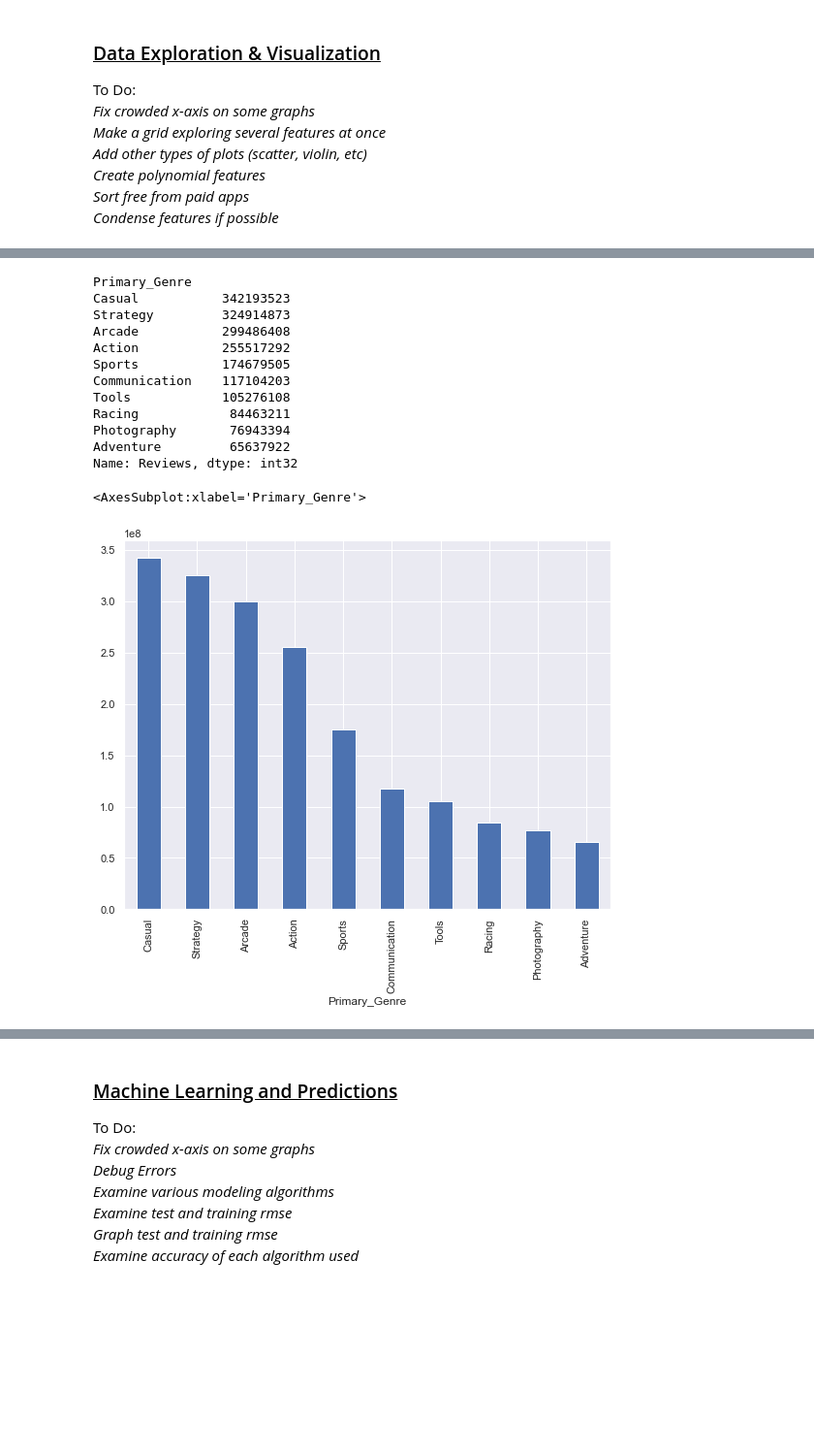
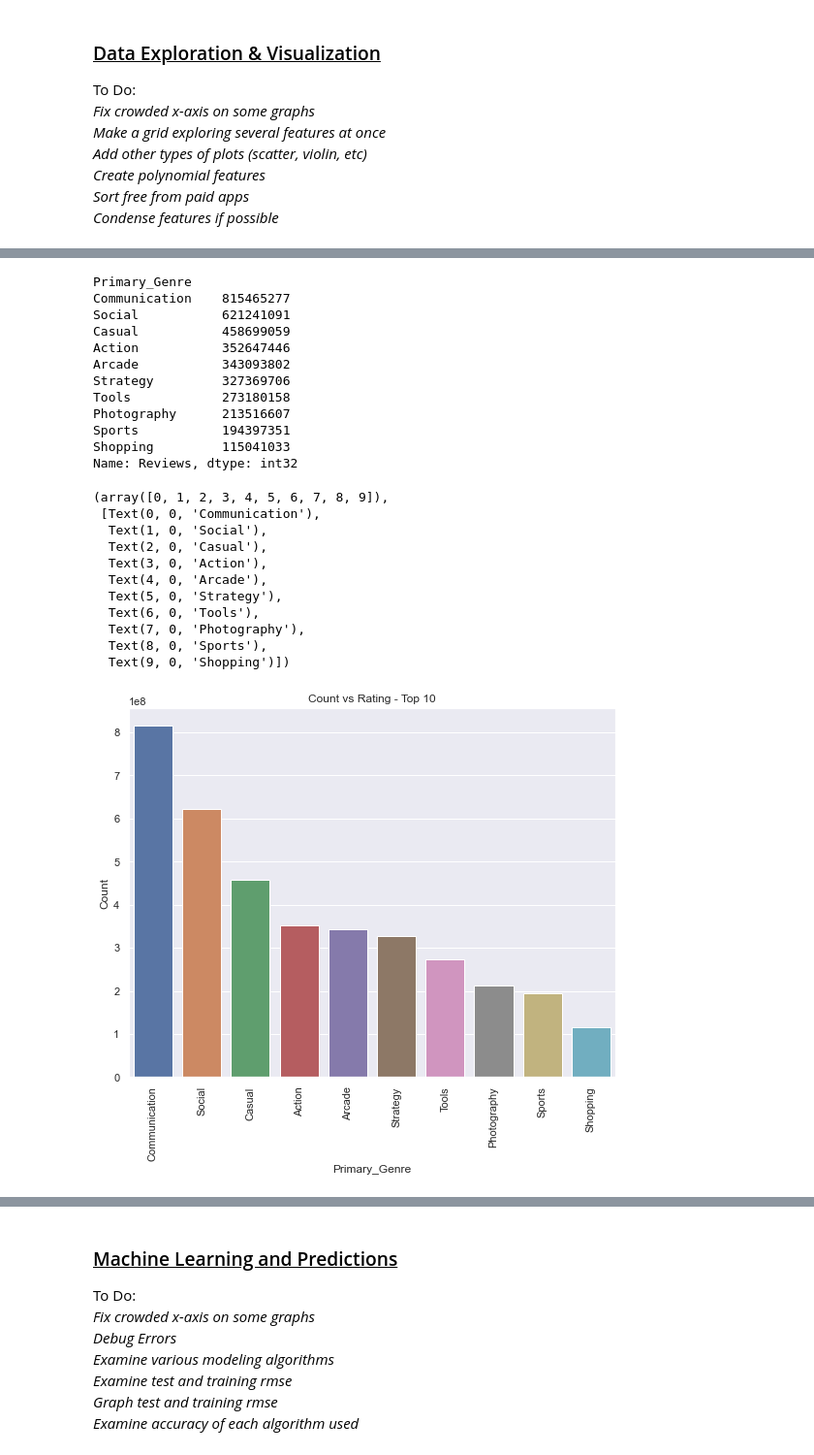
Before and after one commit to bryanaguiar/Data-Science-Group-Project, a Jupyter notebook: Playstore_Analysis_Data_Clean_Up.ipynb, the cells around one changed output, grey strips where cells are left out. Shown at 97% size. Saved outputs shown, nothing was run; the diff lists cells and outputs as text; code cells hidden in the pictures; blank space fills up the shorter version.

Commit message:
Near Complete Upload
Fixed Machine Learning Bugs, Cleaned Data Preprocessing and Data Exploration

```diff
--- a/Playstore_Analysis_Data_Clean_Up.ipynb
+++ b/Playstore_Analysis_Data_Clean_Up.ipynb
@@ -110,9 +111,7 @@ Total na Values: 1487
 # %%
 # Drop the rows with missing information
 previousRows = df.shape[0]
-
 df = df.dropna()
-df = df[df['Size'] != 'Varies with device']
 df.reset_index(drop=True, inplace = True)
 newRows = df.shape[0]
 
@@ -174,0 +157,9 @@ df.drop(['Android Ver', 'Current Ver', 'Last Updated'], axis=1)
+# %%
+#Update 'varies with device' sizes to the average size of their category
+df.loc[df['Size'] == 'Varies with device', 'Size'] = None
+df['Size'] = df['Size'].fillna(df.groupby('Category')['Size'].transform('mean'))
+# %%
+#Change data types to category
+categories = ['Type', 'Content Rating', 'Installs']
+for col in categories:
+    df[col] = df[col].astype('category')
@@ -174,0 +183,7 @@ df.drop(['Android Ver', 'Current Ver', 'Last Updated'], axis=1)
+# %%
+#Add min installs and max installs columns -> This is the 'installs' column as two ints representing a range
+df['min Installs'] = df['Installs'].str.replace(',', '').str.replace('+', '').astype(int)
+multiplicationFactor = np.where(df['Installs'].str[0].astype(int) % 5 == 0, 2, 5)
+df['min Installs'] = df['min Installs'].astype(np.int64)
+df['max Installs'] = df['min Installs'] * multiplicationFactor - 1
+df[['Installs', 'min Installs', 'max Installs']].head()
@@ -236,19 +301,33 @@ Name: Reviews, dtype: int32
 # %%
 # Examine how many reviews each genre has
-print(df.groupby('Primary_Genre')['Reviews'].sum().sort_values(ascending=False)[:10])
-df.groupby('Primary_Genre')['Reviews'].sum().sort_values(ascending=False)[:10].plot.bar()
+query = df.groupby('Primary_Genre')['Reviews'].sum().sort_values(ascending=False)[:10]
+print(query)
+
+plot = sns.barplot(x=query.index, y=query.values)
+plot.set(title='Count vs Rating - Top 10', ylabel='Count')
+plt.xticks(rotation=90)
 # %% [output]
 Primary_Genre
-Casual           342193523
-Strategy         324914873
-Arcade           299486408
-Action           255517292
-Sports           174679505
-Communication    117104203
-Tools            105276108
-Racing            84463211
-Photography       76943394
-Adventure         65637922
+Communication    815465277
+Social           621241091
+Casual           458699059
+Action           352647446
+Arcade           343093802
+Strategy         327369706
+Tools            273180158
+Photography      213516607
+Sports           194397351
+Shopping         115041033
 Name: Reviews, dtype: int32
-<AxesSubplot:xlabel='Primary_Genre'>
+(array([0, 1, 2, 3, 4, 5, 6, 7, 8, 9]),
+ [Text(0, 0, 'Communication'),
+  Text(1, 0, 'Social'),
+  Text(2, 0, 'Casual'),
+  Text(3, 0, 'Action'),
+  Text(4, 0, 'Arcade'),
+  Text(5, 0, 'Strategy'),
+  Text(6, 0, 'Tools'),
+  Text(7, 0, 'Photography'),
+  Text(8, 0, 'Sports'),
+  Text(9, 0, 'Shopping')])
-[figure, old version]
+[figure, new version]
```
Also changed, not shown: parts of 46 cells of this notebook.
